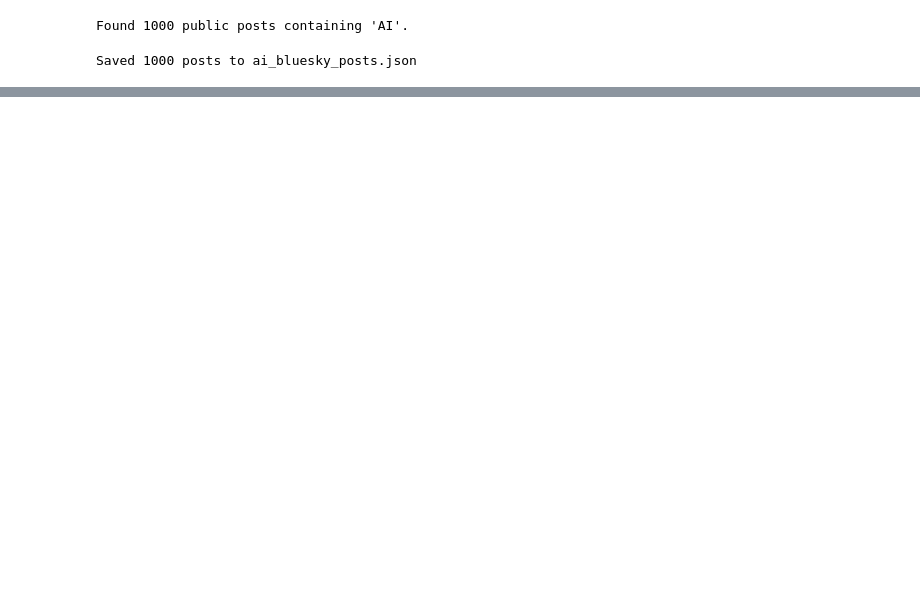
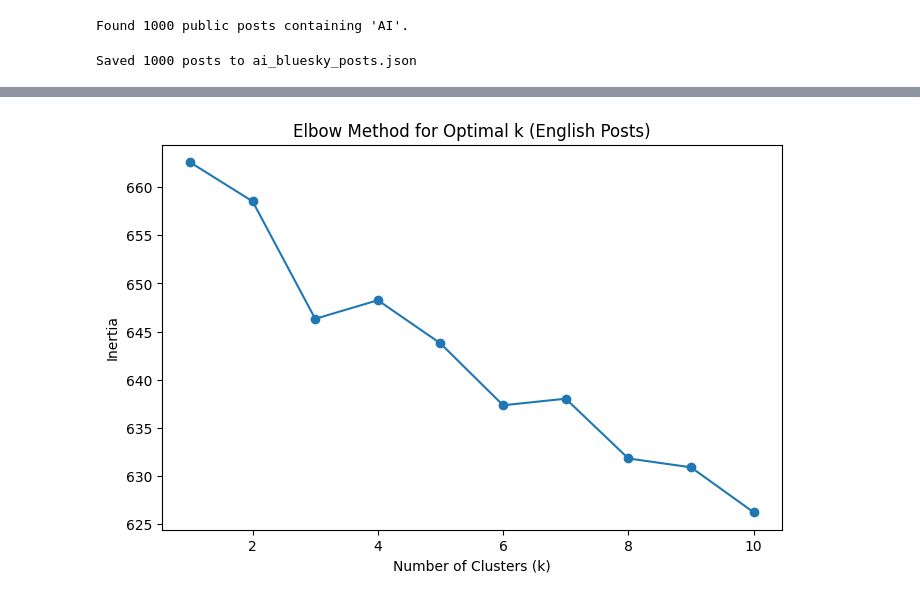
Before and after one commit to AMSUCF/DHProgramming, a Jupyter notebook: BlueSky_Gemini.ipynb, the cells around one changed output, grey strips where cells are left out. Drawn from its saved outputs; the diff is of its cells as text; code cells hidden in the pictures; blank space fills up the shorter version.

```diff
--- a/BlueSky_Gemini.ipynb
+++ b/BlueSky_Gemini.ipynb
@@ -318,10 +342,10 @@ except ValueError: # Handle case where model is not found locally
 def identify_language(text):
     """Identifies the language of a given text."""
     try:
-        # fasttext returns a list of tuples, e.g., [('__label__en', 0.9)]
+        # Remove newline characters before processing
+        text = text.replace('\n', ' ')
         result = lid_model.predict(text)
         language_label = result[0][0]
-        # Extract the language code (e.g., 'en' from '__label__en')
         language_code = language_label.replace('__label__', '')
         return language_code
     except Exception as e:
@@ -368,0 +376,77 @@ Warning : `load_model` does not return WordVectorModel or SupervisedModel any mo
+# %%
+# prompt: Rerun the topic analysis just for English posts.
+
+# Filter the DataFrame to include only English posts
+english_df = df[df['language'] == 'en'].copy()
+
+print(f"Found {len(english_df)} English posts out of {len(df)} total posts.")
+
+# Check if there are any English posts to process
+if len(english_df) == 0:
+    print("No English posts found to perform topic analysis on.")
+else:
+    # --- Rerun Topic Analysis for English Posts ---
+
+    # Apply preprocessing to the English post text
+    english_df['processed_text'] = english_df['text'].apply(preprocess_text)
+
+    # Create TF-IDF vectors specifically for English posts
+    tfidf_vectorizer_en = TfidfVectorizer(max_features=1000)
+    tfidf_matrix_en = tfidf_vectorizer_en.fit_transform(english_df['processed_text'])
+
+    # Determine the optimal number of clusters for English posts (using Elbow Method)
+    inertia_en = []
+    for i in range(1, 11):
+        kmeans_en = KMeans(n_clusters=i, random_state=42, n_init=10)
+        kmeans_en.fit(tfidf_matrix_en)
+        inertia_en.append(kmeans_en.inertia_)
+
+    plt.figure(figsize=(8, 5))
+    plt.plot(range(1, 11), inertia_en, marker='o')
+    plt.title('Elbow Method for Optimal k (English Posts)')
+    plt.xlabel('Number of Clusters (k)')
+    plt.ylabel('Inertia')
+    plt.show()
+
+    # Choose a suitable number of clusters for English posts (adjust based on the plot)
+    num_clusters_en = 6 # You can adjust this based on the English Elbow Method plot
+
+    # Apply K-Means clustering to English posts
+    kmeans_en = KMeans(n_clusters=num_clusters_en, random_state=42, n_init=10)
+    english_df['cluster'] = kmeans_en.fit_predict(tfidf_matrix_en)
+
+    # Get the terms for each cluster of English posts
+    order_centroids_en = kmeans_en.cluster_centers_.argsort()[:, ::-1]
+    terms_en = tfidf_vectorizer_en.get_feature_names_out()
+
+    print("\nTop terms per cluster (English Posts):")
+    for i in range(num_clusters_en):
+        print(f"Cluster {i}:")
+        for ind in order_centroids_en[i, :10]: # Print top 10 terms per cluster
+            print(f" - {terms_en[ind]}")
+        print("-" * 20)
+
+    # View sample posts within each cluster for English posts
+    for cluster_id in range(num_clusters_en):
+        print(f"\nSample posts from Cluster {cluster_id} (English Posts):")
+        cluster_posts_en = english_df[english_df['cluster'] == cluster_id]['text'].sample(min(5, len(english_df[english_df['cluster'] == cluster_id])))
+        for post_text in cluster_posts_en:
+            print(f"- {post_text[:100]}...")
+        print("-" * 20)
+
+    # Reduce dimensions for visualization (PCA) for English posts
+    pca_en = PCA(n_components=2, random_state=42)
+    pca_result_en = pca_en.fit_transform(tfidf_matrix_en.toarray())
+
+    english_df['pca_x'] = pca_result_en[:, 0]
+    english_df['pca_y'] = pca_result_en[:, 1]
+
+    # Visualize the clusters for English posts
+    plt.figure(figsize=(10, 8))
+    sns.scatterplot(data=english_df, x='pca_x', y='pca_y', hue='cluster', palette='viridis')
+    plt.title('Cluster Visualization (PCA) - English Posts')
+    plt.xlabel('PCA Component 1')
+    plt.ylabel('PCA Component 2')
+    plt.legend(title='Cluster')
+    plt.show()
+# %% [output]
@@ -368,0 +454 @@ Warning : `load_model` does not return WordVectorModel or SupervisedModel any mo
+[figure, added]
```
Also changed, not shown: parts of 11 cells of this notebook.
